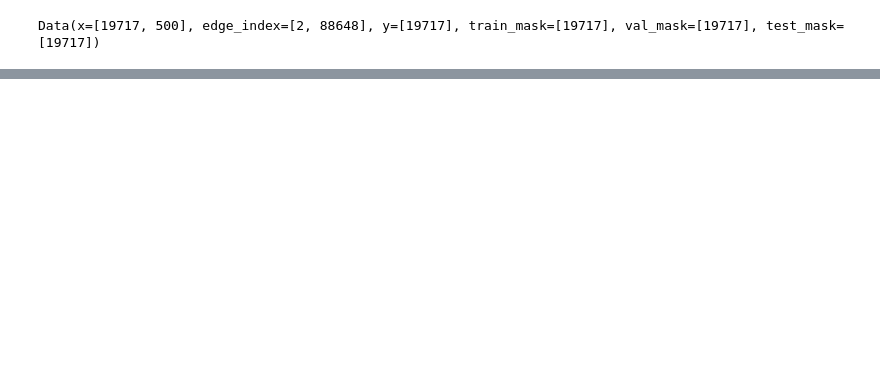
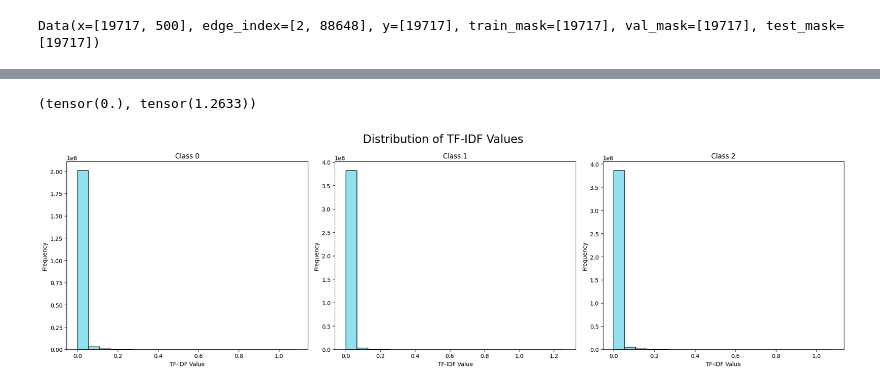
Before and after one commit to laacri/SNOM-social-networks, a Jupyter notebook: Homework/Problem6.ipynb, the cells around one changed output, grey strips where cells are left out. Cells and saved outputs as stored; diff of their text form; code cells hidden in the pictures; blank space fills up the shorter version.

```diff
--- a/Homework/Problem6.ipynb
+++ b/Homework/Problem6.ipynb
@@ -140,0 +185,30 @@ publications.
+# %%
+torch.min(data.x), torch.max(data.x)
+# %% [output]
+(tensor(0.), tensor(1.2633))
+# %%
+# Visualize TF-IDF distribution
+def plot_tfidf_distribution(data, class_label, ax):
+    class_mask = data.y == class_label
+    tfidf_values_class = data.x[class_mask]
+    tfidf_values_flat = tfidf_values_class.view(-1).cpu().numpy()
+
+    ax.hist(tfidf_values_flat, bins=20, color = '#90e0ef', edgecolor='black')
+    ax.set_xlabel('TF-IDF Value')
+    ax.set_ylabel('Frequency')
+    ax.set_title(f'Class {class_label}')
+
+# For each class
+num_classes = torch.max(data.y).item() + 1
+
+fig, axs = plt.subplots(1, num_classes, figsize = (20, 6))
+
+for i in range(num_classes):
+    plot_tfidf_distribution(data, i, axs[i])
+
+fig.suptitle('Distribution of TF-IDF Values', fontsize = 20)
+plt.tight_layout()
+#plt.savefig('tfidf_distribution.png')
+plt.show()
+# %% [output]
+[figure, added]
```
Also changed, not shown: parts of 91 cells of this notebook, 16 other files.
